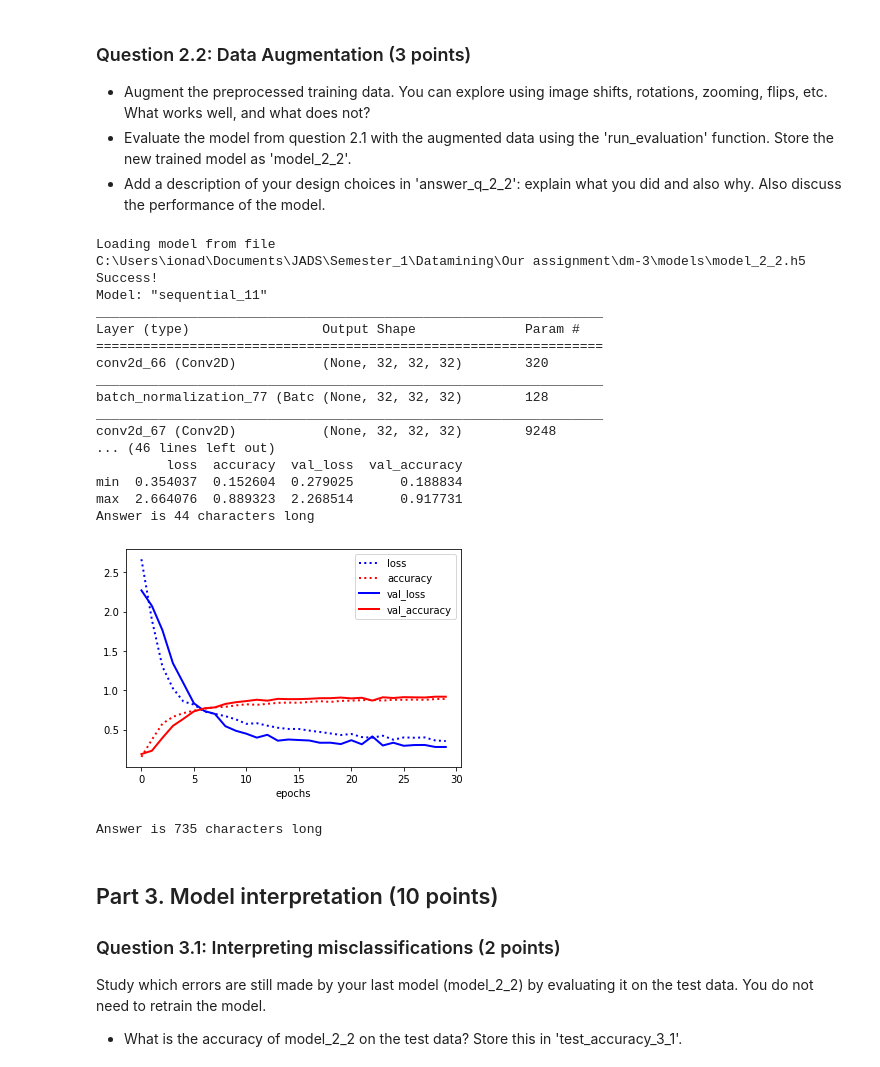
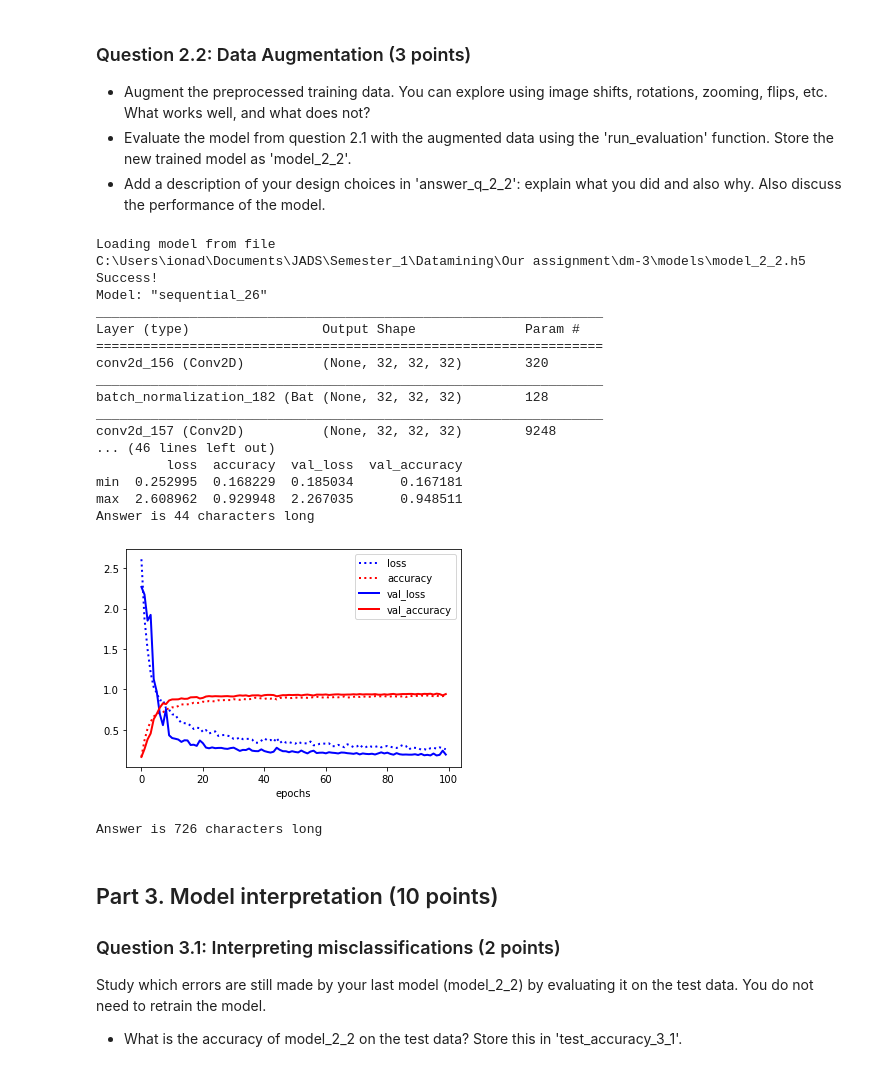
Before and after one commit to jads-master-team-1/dm-3, a Jupyter notebook: JADS_Assignment_3.ipynb, the cells around one changed output. Saved outputs shown, nothing was run; the diff lists cells and outputs as text; code cells hidden in the pictures.

```diff
--- a/JADS_Assignment_3.ipynb
+++ b/JADS_Assignment_3.ipynb
@@ -491,44 +472,48 @@ Answer is 790 characters long
 - Evaluate the model from question 2.1 with the augmented data using the 'run_evaluation' function. Store the new trained model as 'model_2_2'.
 - Add a description of your design choices in 'answer_q_2_2': explain what you did and also why. Also discuss the performance of the model.
 # %%
-# Note that we build the same untrained model as in question 2.1 but store the
-# trained version as model_2_2. Change attributes as needed to run on augmented
-# data
 from keras.preprocessing.image import ImageDataGenerator
 
 train_datagen = ImageDataGenerator(
-    width_shift_range=0.1, # moving to side (changed from 0.1 to 0.05)
-    height_shift_range=0,
-    rotation_range=0,
+    width_shift_range=0.1,
+    height_shift_range=0.1,
+    rotation_range=10,
     zoom_range=0.05,
     shear_range=0.1,
     fill_mode='nearest'
     )
-
 it_train = train_datagen.flow(X_train, y_train, batch_size=64)
 generator_split = it_train, X_val, y_val
 
+# everything
+# Note that we build the same untrained model as in question 2.1 but store the
+# trained version as model_2_2. Change attributes as needed to run on augmented
+# data
 run_evaluation("model_2_2", build_model_2_1, generator_split, base_dir,
-               train=False, generator=True,epochs=30, batch_size=64)
+               train=False, generator=True,epochs=100, batch_size=64)
+answer_q_2_2 = """
+               Your answer
+               """
+print("Answer is {} characters long".format(len(answer_q_2_2)))
 # %% [output]
 Loading model from file
 C:\Users\ionad\Documents\JADS\Semester_1\Datamining\Our assignment\dm-3\models\model_2_2.h5
 Success!
-Model: "sequential_11"
+Model: "sequential_26"
 _________________________________________________________________
 Layer (type)                 Output Shape              Param #
 =================================================================
-conv2d_66 (Conv2D)           (None, 32, 32, 32)        320
+conv2d_156 (Conv2D)          (None, 32, 32, 32)        320
 _________________________________________________________________
-batch_normalization_77 (Batc (None, 32, 32, 32)        128
+batch_normalization_182 (Bat (None, 32, 32, 32)        128
 _________________________________________________________________
-conv2d_67 (Conv2D)           (None, 32, 32, 32)        9248
+conv2d_157 (Conv2D)          (None, 32, 32, 32)        9248
 ... (46 lines left out)
          loss  accuracy  val_loss  val_accuracy
-min  0.354037  0.152604  0.279025      0.188834
-max  2.664076  0.889323  2.268514      0.917731
+min  0.252995  0.168229  0.185034      0.167181
+max  2.608962  0.929948  2.267035      0.948511
 Answer is 44 characters long
-[figure, old version]
+[figure, new version]
 # %%
 answer_q_2_2 = """
                After running model 1 we checked the incorrectly predicted numbers using the misclassified visualisations below.
@@ -536,11 +521,11 @@ answer_q_2_2 = """
                Based on this, variables were chosen that would generate this type of data. Other options were also trialled and
                it was noted that changing the brightness meant that the performance would quickly get stuck in a local minima, perhaps
                due to the greyscaling.
-               While the model did not improve in performance the overfitting has been removed meaning that hopefully this model is more generalisable.
+               The model has similar performance but the overfitting has been removed meaning that hopefully this model is more generalisable.
                """
 print("Answer is {} characters long".format(len(answer_q_2_2)))
 # %% [output]
-Answer is 735 characters long
+Answer is 726 characters long
 # %% [markdown]
 ## Part 3. Model interpretation (10 points)
 ### Question 3.1: Interpreting misclassifications (2 points)
```
Also changed, not shown: parts of 17 cells of this notebook, 2 other files.
